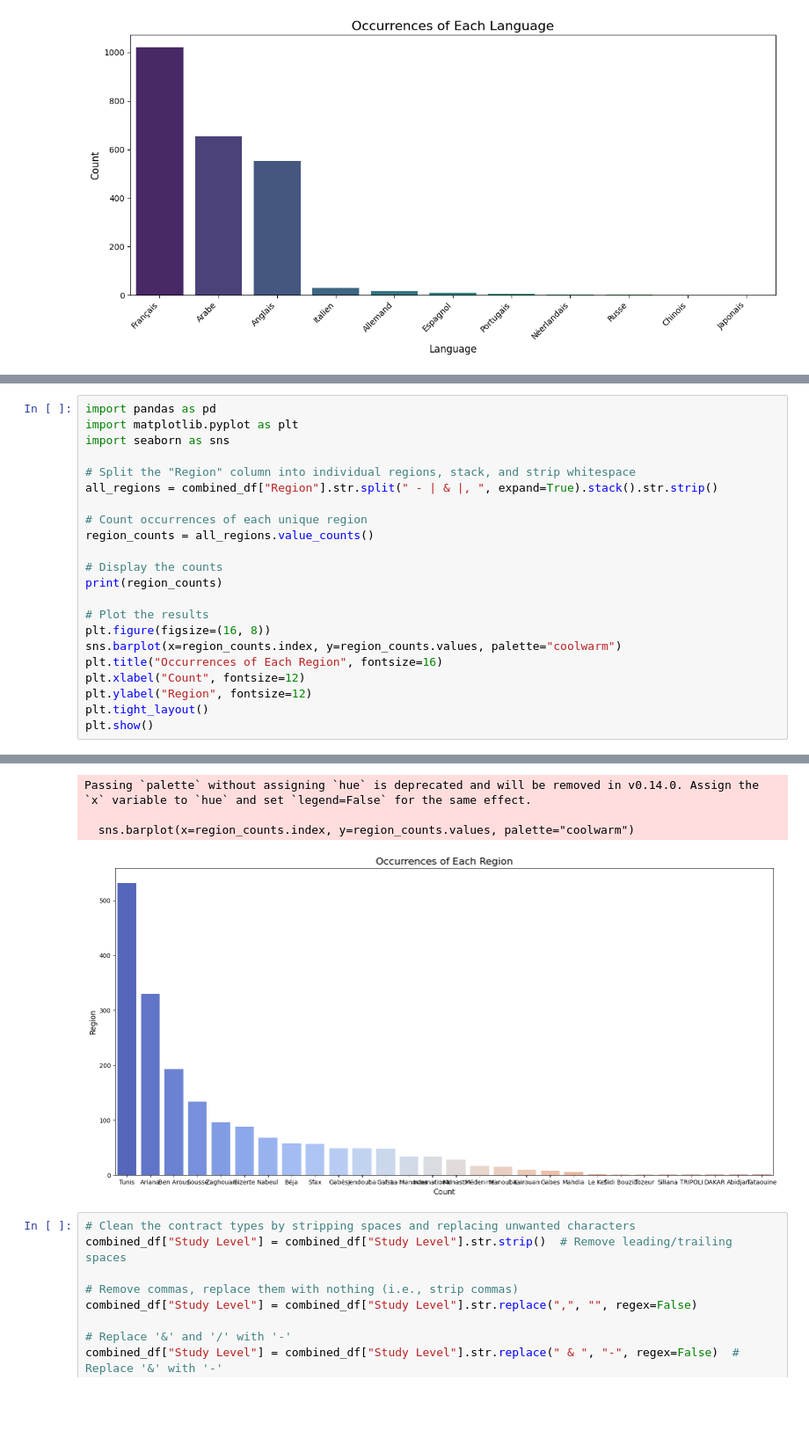
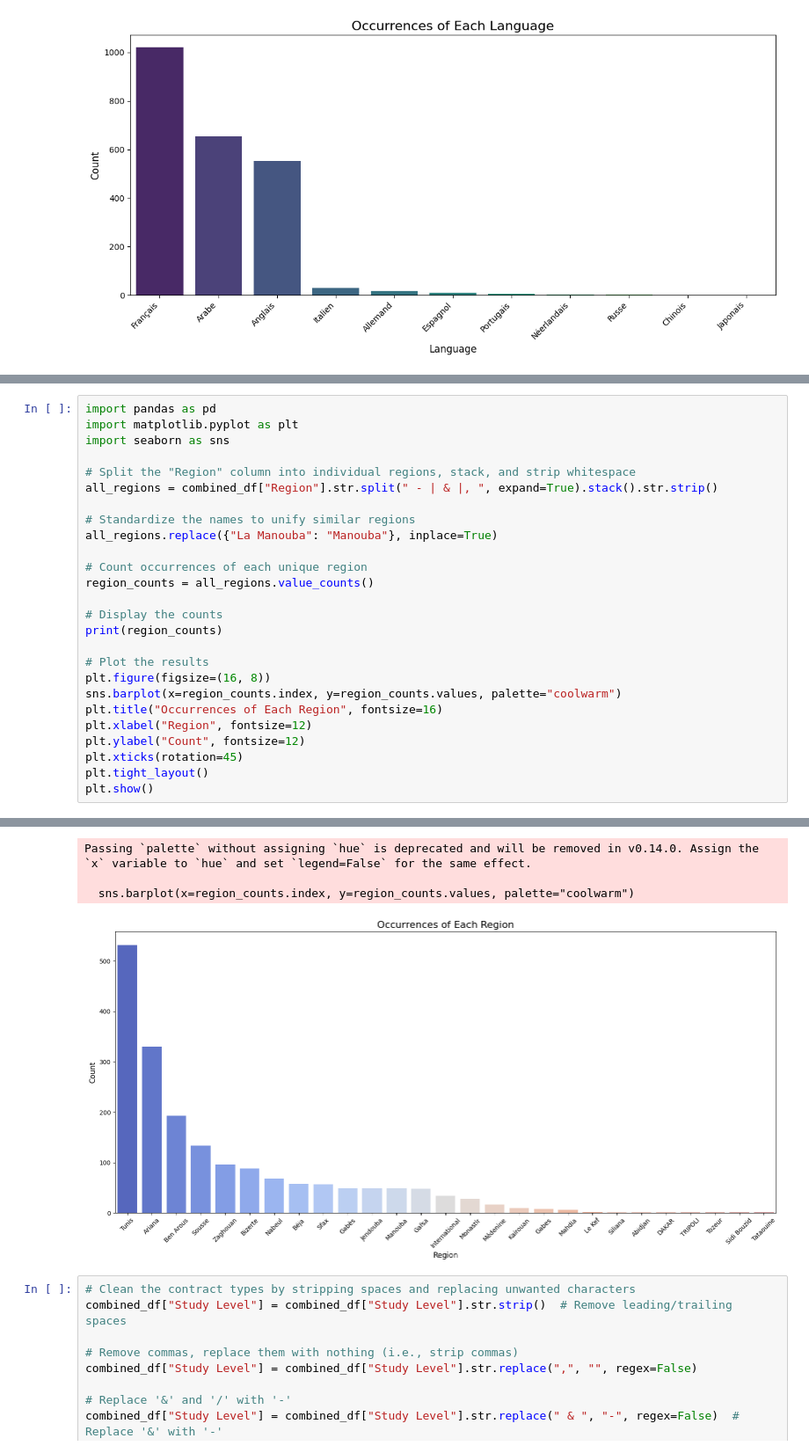
Before and after one commit to ImtiezMrad/ML-project, a Jupyter notebook: tanitjobsscrapper/data_preparation.ipynb, the cells around one changed output, grey strips where cells are left out. Shown at 88% size. Drawn from its saved outputs; the diff is of its cells as text; blank space fills up the shorter version.

```diff
--- a/tanitjobsscrapper/data_preparation.ipynb
+++ b/tanitjobsscrapper/data_preparation.ipynb
@@ -283,6 +216,9 @@ import seaborn as sns
 
 # Split the "Region" column into individual regions, stack, and strip whitespace
 all_regions = combined_df["Region"].str.split(" - | & |, ", expand=True).stack().str.strip()
+
+# Standardize the names to unify similar regions
+all_regions.replace({"La Manouba": "Manouba"}, inplace=True)
 
 # Count occurrences of each unique region
 region_counts = all_regions.value_counts()
@@ -294,8 +230,9 @@ print(region_counts)
 plt.figure(figsize=(16, 8))
 sns.barplot(x=region_counts.index, y=region_counts.values, palette="coolwarm")
 plt.title("Occurrences of Each Region", fontsize=16)
-plt.xlabel("Count", fontsize=12)
-plt.ylabel("Region", fontsize=12)
+plt.xlabel("Region", fontsize=12)
+plt.ylabel("Count", fontsize=12)
+plt.xticks(rotation=45)
 plt.tight_layout()
 plt.show()
 # %% [output]
@@ -317,9 +254,9 @@ Abidjan            1
 Tataouine          1
 Name: count, dtype: int64
 Passing `palette` without assigning `hue` is deprecated and will be removed in v0.14.0. Assign the `x` variable to `hue` and set `legend=False` for the same effect.
 
   sns.barplot(x=region_counts.index, y=region_counts.values, palette="coolwarm")
-[figure, old version]
+[figure, new version]
 # %%
 # Clean the contract types by stripping spaces and replacing unwanted characters
 combined_df["Study Level"] = combined_df["Study Level"].str.strip()  # Remove leading/trailing spaces
```
Also changed, not shown: parts of 15 cells of this notebook.
